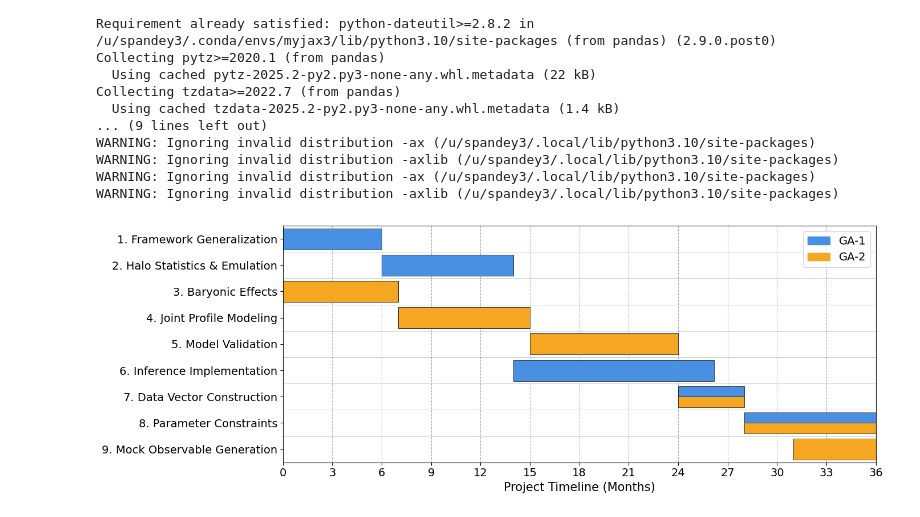
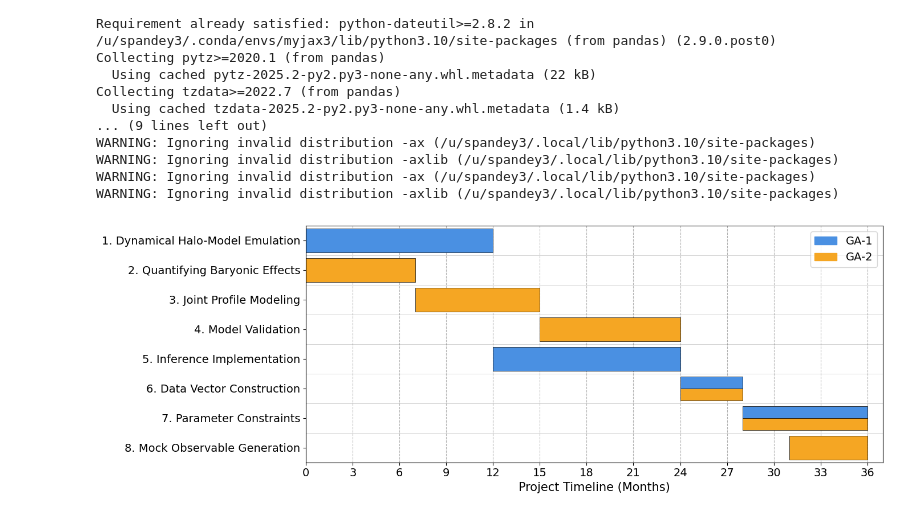
Before and after one commit to shivampcosmo/GODMAX, a Jupyter notebook: notebooks/Pge/compare_obs_defparams.ipynb, the cells around one changed output. Saved outputs shown, nothing was run; the diff lists cells and outputs as text; code cells hidden in the pictures.

```diff
--- a/notebooks/Pge/compare_obs_defparams.ipynb
+++ b/notebooks/Pge/compare_obs_defparams.ipynb
@@ -917,22 +917,21 @@ import numpy as np
 # Create a DataFrame from the project timeline
 data = {
     'Task': [
-        "1. Framework Generalization",
-        "2. Halo Statistics & Emulation",
-        "3. Baryonic Effects",
-        "4. Joint Profile Modeling",
-        "5. Model Validation",
-        "6. Inference Implementation",
-        "7. Data Vector Construction",
-        "8. Parameter Constraints",
-        "9. Mock Observable Generation",
+        "1. Dynamical Halo-Model Emulation",
+        "2. Quantifying Baryonic Effects",
+        "3. Joint Profile Modeling",
+        "4. Model Validation",
+        "5. Inference Implementation",
+        "6. Data Vector Construction",
+        "7. Parameter Constraints",
+        "8. Mock Observable Generation",
     ],
-    'Person': ["GA-1", "GA-1", "GA-2", "GA-2", "GA-2", "GA-1", "GA-1 & GA-2", "GA-1 & GA-2", "GA-2"],
+    'Person': ["GA-1",  "GA-2", "GA-2", "GA-2", "GA-1", "GA-1 & GA-2", "GA-1 & GA-2", "GA-2"],
     'Start_String': [
-        "Year 1, Month 1", "Year 1, Month 7", "Year 1, Month 1", "Year 1, Month 8",
-        "Year 2, Month 4", "Year 2, Month 3", "Year 3, Month 1", "Year 3, Month 5", "Year 3, Month 8"
+        "Year 1, Month 1", "Year 1, Month 1", "Year 1, Month 8",
+        "Year 2, Month 4", "Year 2, Month 1", "Year 3, Month 1", "Year 3, Month 5", "Year 3, Month 8"
     ],
-    'Duration_Days': [180, 240, 210, 240, 270, 365, 120, 240, 180]
+    'Duration_Days': [360, 210, 240, 270, 360, 120, 240, 150]
 }
 df = pd.DataFrame(data)
 
@@ -972,33 +971,33 @@ ax.set_ylim(-0.5, len(df) - 0.5)
 ax.set_yticks(range(len(df)))
 ax.set_yticklabels(df['Task'], fontsize=14)
 # Change 2: Ensure Task 1 is at the top
 ax.invert_yaxis()
 
 # X-axis formatting
 ax.set_xlabel('Project Timeline (Months)', fontsize=15)
 months = np.arange(0, 37, 3) # Ticks every 3 months
 ax.set_xticks(months * 30)
 ax.set_xticklabels(months, fontsize=14)
-ax.set_xlim(0, 36 * 30)
+ax.set_xlim(0, 37 * 30)
 
 # Change 3: Add thin horizontal lines for each task
 ax.set_axisbelow(True) # Ensure grid lines are behind bars
 ax.grid(axis='x', linestyle='--', color='gray', alpha=0.6)
 ax.hlines(np.arange(len(df)) + 0.5, *ax.get_xlim(), color='gray', linewidth=0.5, alpha=0.5)
 
 
 #ax.set_title('3-Year Research Project Gantt Chart', fontsize=16, pad=20)
 
 # Change 4: Place legend inside the plot in the upper right
 patches = [mpatches.Patch(color=colors['GA-1'], label='GA-1'),
         mpatches.Patch(color=colors['GA-2'], label='GA-2')]
 ax.legend(handles=patches, loc='upper right', fontsize=14)
 
 # Clean up layout
 plt.tight_layout()
 
 # Save and show the plot
-plt.savefig("cosmology_gantt_chart_updated.pdf", dpi=300)
+# plt.savefig("cosmology_gantt_chart_updated.pdf", dpi=300)
 plt.show()
 # %% [output]
-[figure, old version]
+[figure, new version]
```
Also changed, not shown: parts of 1 cell of this notebook, 18 other files.
